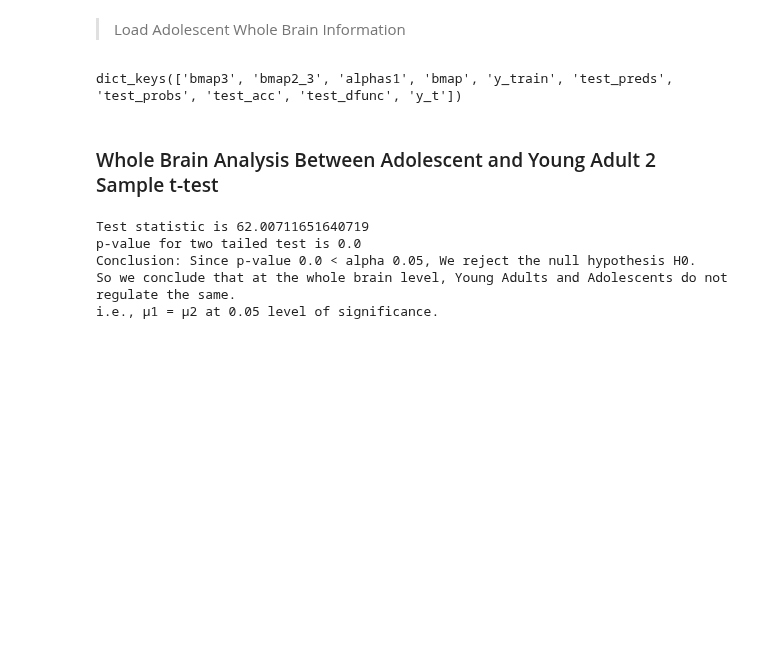
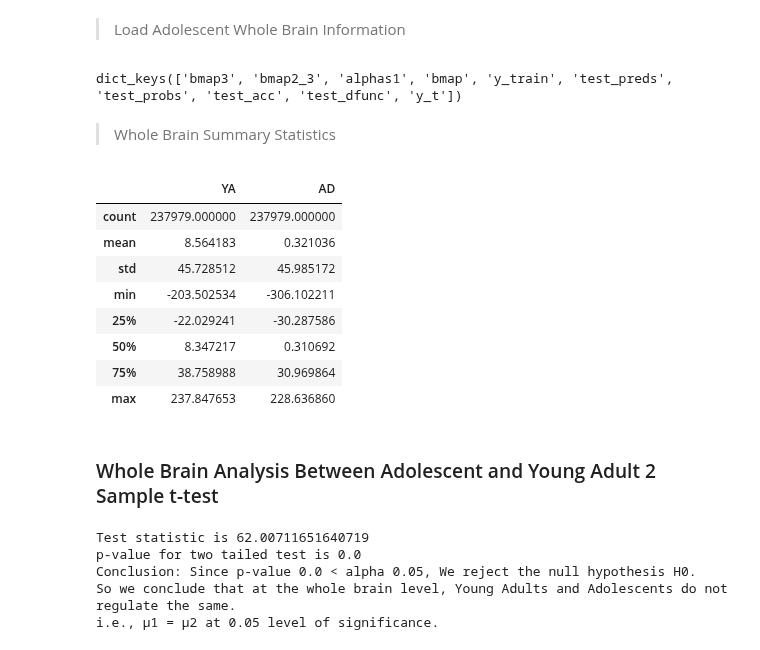
Before and after one commit to staceybeck/teambrainiac, a Jupyter notebook: source/group_svm/Statistical_tests_Group.ipynb, the cells around one changed output. Saved outputs shown, nothing was run; the diff lists cells and outputs as text; code cells hidden in the pictures; blank space fills up the shorter version.

```diff
--- a/source/group_svm/Statistical_tests_Group.ipynb
+++ b/source/group_svm/Statistical_tests_Group.ipynb
@@ -114,6 +114,26 @@ metric_ad = access_load_data(f'metrics/group_svm/{mask_type}/{data_type}_{runs_i
 print(metric_ad.keys())
 # %% [output]
 dict_keys(['bmap3', 'bmap2_3', 'alphas1', 'bmap', 'y_train', 'test_preds', 'test_probs', 'test_acc', 'test_dfunc', 'y_t'])
+# %% [markdown]
+> Whole Brain Summary Statistics
+# %%
+import pandas as pd
+Young_adult = metric_ya['bmap'][0][0]
+Adolescent = metric_ad['bmap'][0][0]
+
+dictionary_values = {'YA': Young_adult, 'AD':Adolescent}
+summary_df = pd.DataFrame(dictionary_values)
+summary_df.describe()
+# %% [output]
+|  | YA | AD |
+| count | 237979.000000 | 237979.000000 |
+| mean | 8.564183 | 0.321036 |
+| std | 45.728512 | 45.985172 |
+| min | -203.502534 | -306.102211 |
+| 25% | -22.029241 | -30.287586 |
+| 50% | 8.347217 | 0.310692 |
+| 75% | 38.758988 | 30.969864 |
+| max | 237.847653 | 228.636860 |
 # %% [markdown]
 ### Whole Brain Analysis Between Adolescent and Young Adult 2 Sample t-test
 # %%
```
Also changed, not shown: parts of 11 cells of this notebook.
